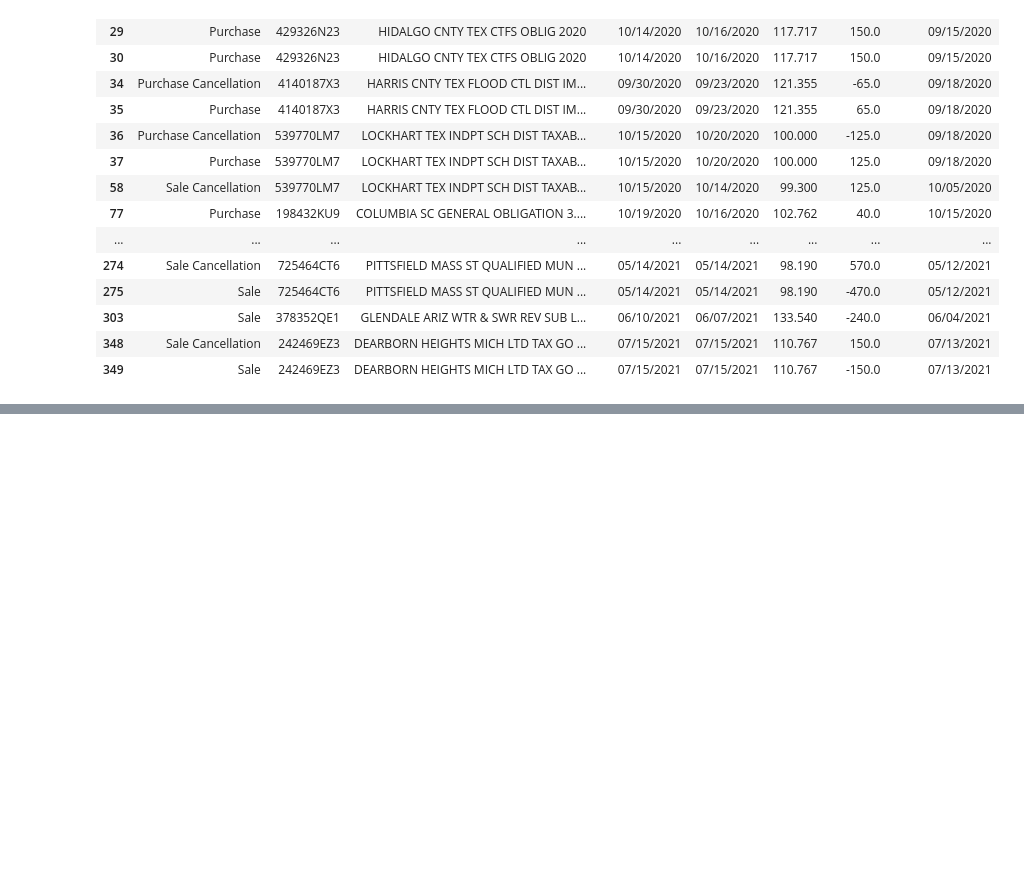
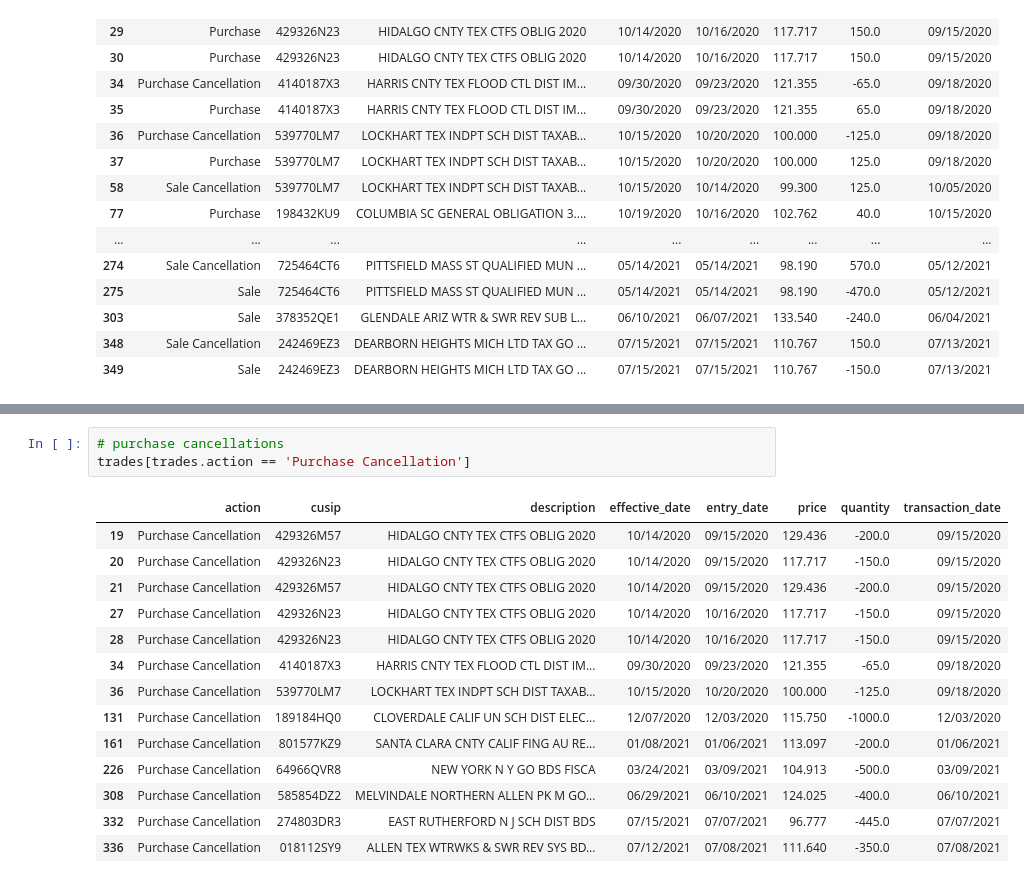
Before and after one commit to albertopuentes/small-side-projects, a Jupyter notebook: Sample_Trade_History_Monitor.ipynb, the cells around one changed output, grey strips where cells are left out. Saved outputs shown, nothing was run; the diff lists cells and outputs as text; blank space fills up the shorter version.

Commit message:
cancellations

```diff
--- a/Sample_Trade_History_Monitor.ipynb
+++ b/Sample_Trade_History_Monitor.ipynb
@@ -100,0 +136,18 @@ trades[trades.transaction_date != trades.entry_date]
+# %%
+# purchase cancellations
+trades[trades.action == 'Purchase Cancellation']
+# %% [output]
+|  | action | cusip | description | effective_date | entry_date | price | quantity | transaction_date |
+| 19 | Purchase Cancellation | 429326M57 | HIDALGO CNTY TEX CTFS OBLIG 2020 | 10/14/2020 | 09/15/2020 | 129.436 | -200.0 | 09/15/2020 |
+| 20 | Purchase Cancellation | 429326N23 | HIDALGO CNTY TEX CTFS OBLIG 2020 | 10/14/2020 | 09/15/2020 | 117.717 | -150.0 | 09/15/2020 |
+| 21 | Purchase Cancellation | 429326M57 | HIDALGO CNTY TEX CTFS OBLIG 2020 | 10/14/2020 | 09/15/2020 | 129.436 | -200.0 | 09/15/2020 |
+| 27 | Purchase Cancellation | 429326N23 | HIDALGO CNTY TEX CTFS OBLIG 2020 | 10/14/2020 | 10/16/2020 | 117.717 | -150.0 | 09/15/2020 |
+| 28 | Purchase Cancellation | 429326N23 | HIDALGO CNTY TEX CTFS OBLIG 2020 | 10/14/2020 | 10/16/2020 | 117.717 | -150.0 | 09/15/2020 |
+| 34 | Purchase Cancellation | 4140187X3 | HARRIS CNTY TEX FLOOD CTL DIST IM... | 09/30/2020 | 09/23/2020 | 121.355 | -65.0 | 09/18/2020 |
+| 36 | Purchase Cancellation | 539770LM7 | LOCKHART TEX INDPT SCH DIST TAXAB... | 10/15/2020 | 10/20/2020 | 100.000 | -125.0 | 09/18/2020 |
+| 131 | Purchase Cancellation | 189184HQ0 | CLOVERDALE CALIF UN SCH DIST ELEC... | 12/07/2020 | 12/03/2020 | 115.750 | -1000.0 | 12/03/2020 |
+| 161 | Purchase Cancellation | 801577KZ9 | SANTA CLARA CNTY CALIF FING AU RE... | 01/08/2021 | 01/06/2021 | 113.097 | -200.0 | 01/06/2021 |
+| 226 | Purchase Cancellation | 64966QVR8 | NEW YORK N Y GO BDS FISCA | 03/24/2021 | 03/09/2021 | 104.913 | -500.0 | 03/09/2021 |
+| 308 | Purchase Cancellation | 585854DZ2 | MELVINDALE NORTHERN ALLEN PK M GO... | 06/29/2021 | 06/10/2021 | 124.025 | -400.0 | 06/10/2021 |
+| 332 | Purchase Cancellation | 274803DR3 | EAST RUTHERFORD N J SCH DIST BDS | 07/15/2021 | 07/07/2021 | 96.777 | -445.0 | 07/07/2021 |
+| 336 | Purchase Cancellation | 018112SY9 | ALLEN TEX WTRWKS & SWR REV SYS BD... | 07/12/2021 | 07/08/2021 | 111.640 | -350.0 | 07/08/2021 |
```
Also changed, not shown: parts of 2 cells of this notebook.
